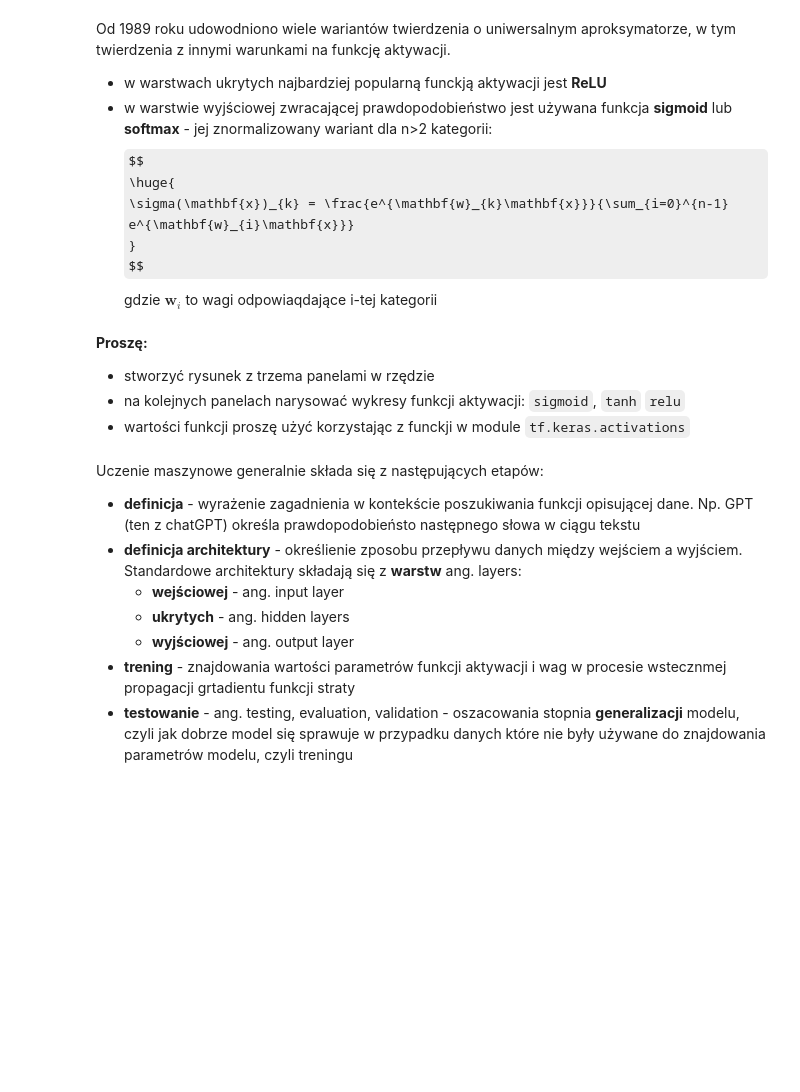
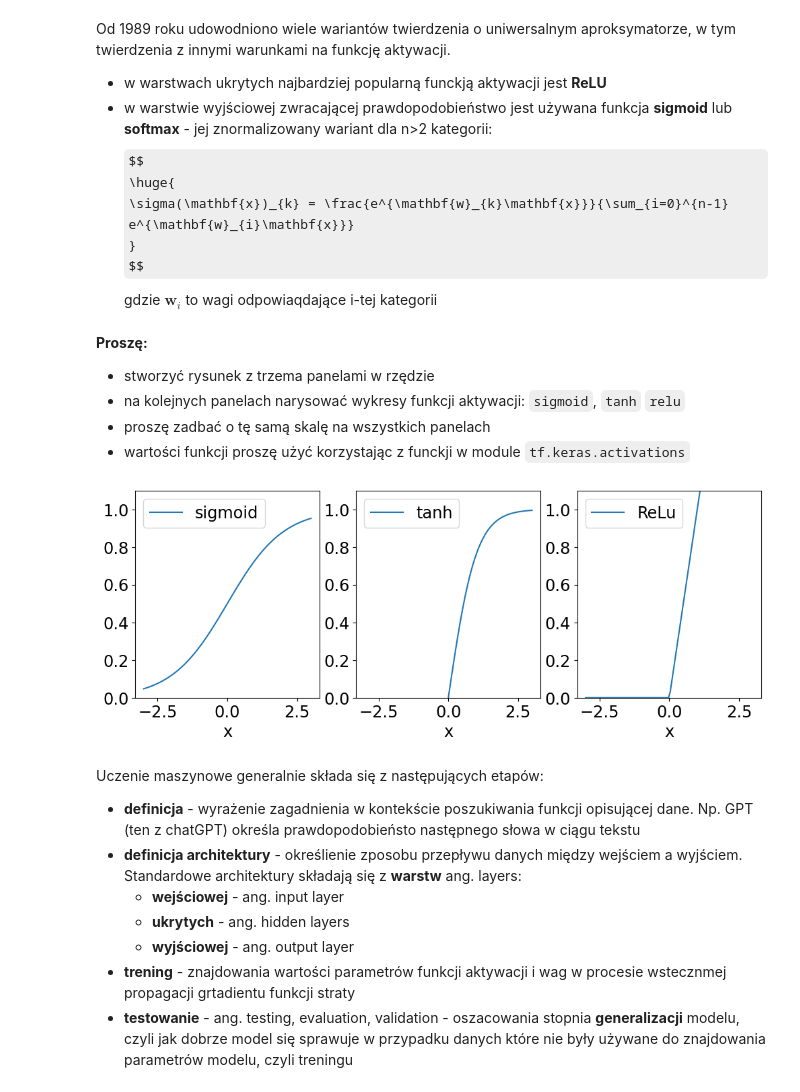
Before and after one commit to akalinow/UczenieMaszynoweII, a Jupyter notebook: 03_Sieci_glebokie.ipynb, the cells around one changed output. Saved outputs shown, nothing was run; the diff lists cells and outputs as text; code cells hidden in the pictures; some formulas as TeX source; blank space fills up the shorter version.

```diff
--- a/03_Sieci_glebokie.ipynb
+++ b/03_Sieci_glebokie.ipynb
@@ -153,30 +150,36 @@ gdzie $\mathbf{w}_{i}$ to wagi odpowiaqdające i-tej kategorii
 
 * stworzyć rysunek z trzema panelami w rzędzie
 * na kolejnych panelach narysować wykresy funkcji aktywacji: `sigmoid`, `tanh` `relu`
+* proszę zadbać o tę samą skalę na wszystkich panelach
 * wartości funkcji proszę użyć korzystając z funckji w module `tf.keras.activations`
 # %%
 fig, axes = plt.subplots(1,3, figsize=(12, 4))
 
 x = np.linspace(-3,3,100)
 
 sigmoid = tf.keras.activations.sigmoid(x)
 tanh = tf.keras.activations.tanh(x)
 relu = tf.keras.activations.relu(x)
 
 axes[0].plot(x, sigmoid, label="sigmoid")
 axes[0].set_xlabel("x")
 axes[0].set_ylabel("")
+axes[0].set_ylim([0,1.1])
 axes[0].legend()
 
 axes[1].plot(x, tanh, label="tanh")
 axes[1].set_xlabel("x")
 axes[1].set_ylabel("")
+axes[1].set_ylim([0,1.1])
 axes[1].legend()
 
 axes[2].plot(x, relu, label="ReLu")
 axes[2].set_xlabel("x")
 axes[2].set_ylabel("")
+axes[2].set_ylim([0,1.1])
 axes[2].legend();
+# %% [output]
+[figure, added]
 # %% [markdown]
 Uczenie maszynowe generalnie składa się z następujących etapów:
 
```
Also changed, not shown: parts of 18 cells of this notebook.
